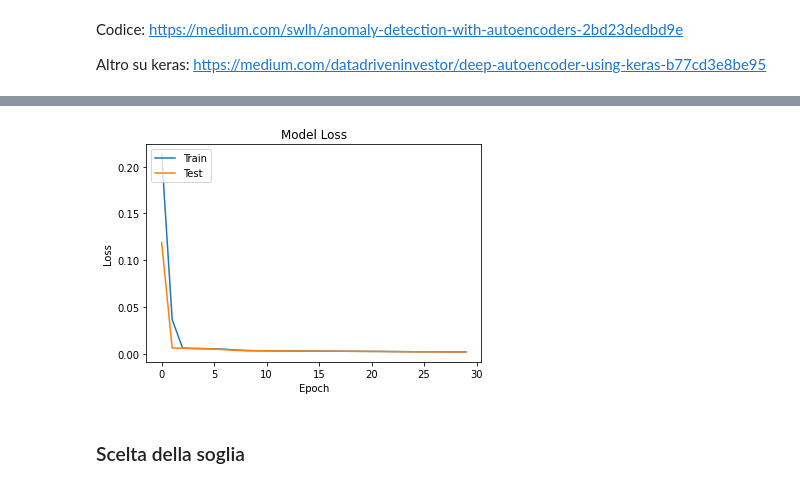
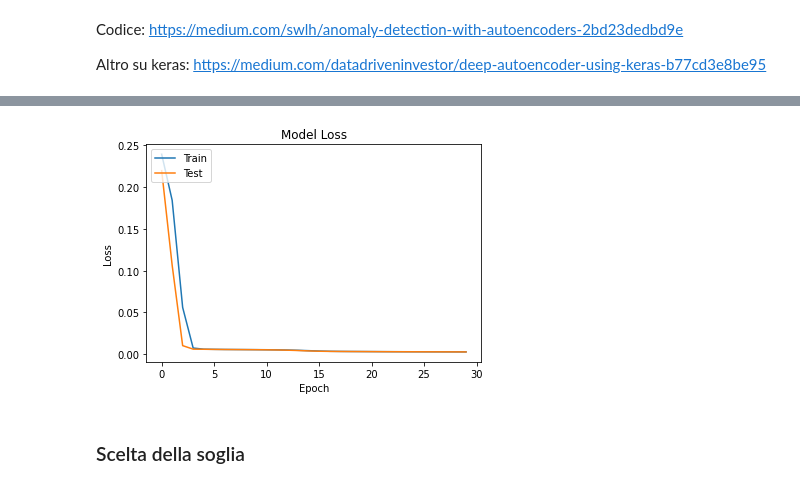
Before and after one commit to alessandrotofani/Tesi_magistrale, a Jupyter notebook: 3_Autoencoder.ipynb, the cells around one changed output, grey strips where cells are left out. Drawn from its saved outputs; the diff is of its cells as text; code cells hidden in the pictures.

```diff
--- a/3_Autoencoder.ipynb
+++ b/3_Autoencoder.ipynb
@@ -150,8 +150,8 @@ encoder = Model(input, encoded)
 # autoencoder.summary()
 autoencoder.compile(optimizer='adam', loss='mean_squared_error', metrics=['accuracy'])
 # %%
-# history = autoencoder.fit(X_train, X_train, epochs=30, batch_size=1000, shuffle=True,
-history = autoencoder.fit(X_train, X_train, epochs=30, batch_size=10000, shuffle=True,
+# history = autoencoder.fit(X_train, X_train, epochs=30, batch_size=10000, shuffle=True,
+history = autoencoder.fit(X_train, X_train, epochs=30, batch_size=20000, shuffle=True,
                 validation_data=(X_val, X_val))
 
 plt.plot(history.history['loss'])
@@ -182,4 +182,4 @@ Epoch 30/30
-[figure, old version]
+[figure, new version]
 # %% [markdown]
 ### Scelta della soglia
 # %% [markdown]
```
Also changed, not shown: parts of 11 cells of this notebook.
